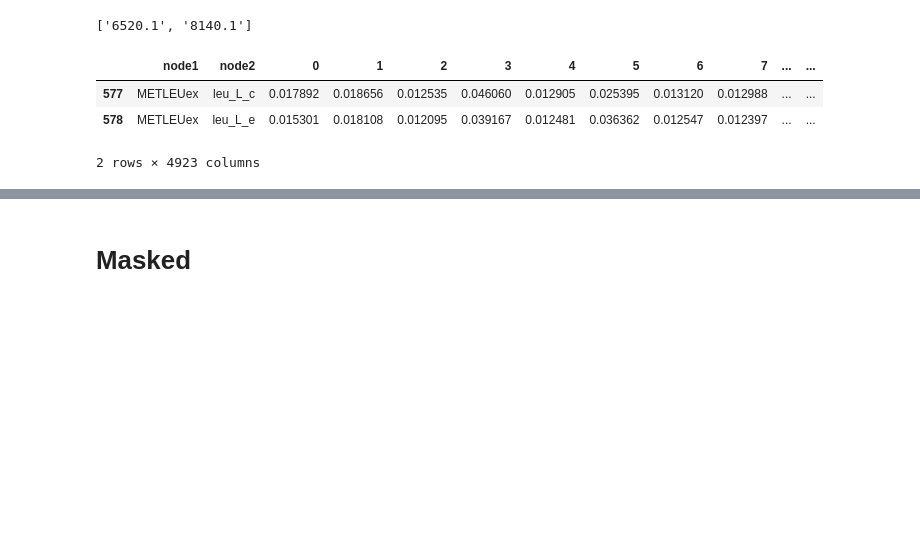
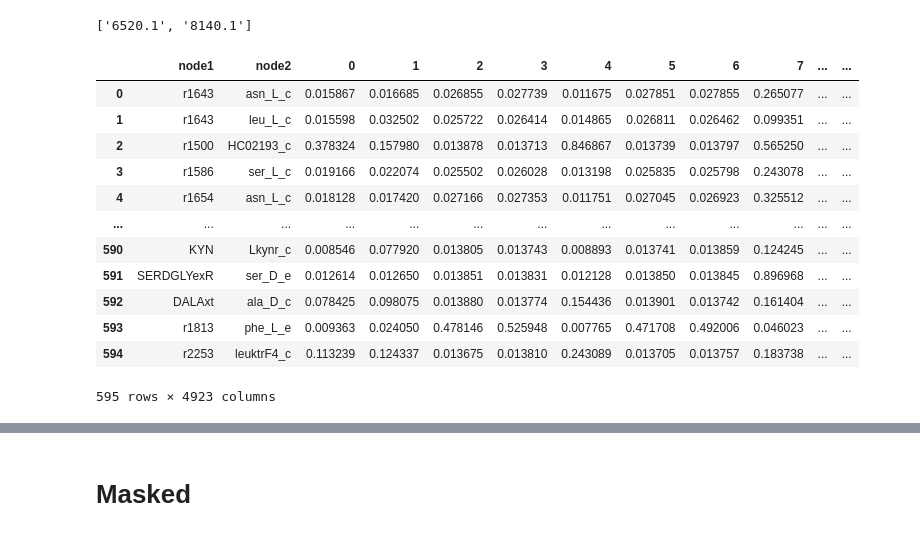
Before and after one commit to DeepenData/Graph_Neural_Networks_and_Phenylketonuria, a Jupyter notebook: src/step05_struct_results_for_R.ipynb, the cells around one changed output, grey strips where cells are left out. Drawn from its saved outputs; the diff is of its cells as text; code cells hidden in the pictures; blank space fills up the shorter version.

```diff
--- a/src/step05_struct_results_for_R.ipynb
+++ b/src/step05_struct_results_for_R.ipynb
@@ -35,15 +39,24 @@ dict_rxn_to_gene["METLEUex"]
 # %% [output]
 ['6520.1', '8140.1']
 # %%
-edges_node_names_explainer_subgraphs = pd.read_csv("./results/data/Non_masked_edges_node_names_explainer_subgraphs.csv").drop("Unnamed: 0",axis=1)
+edges_node_names_explainer_subgraphs = pd.read_csv("./results/data/data_for_R/Non_masked_edges_node_names_explainer_subgraphs.csv").drop("Unnamed: 0",axis=1)
 
 
-edges_node_names_explainer_subgraphs.query("node1 == 'METLEUex'")
+edges_node_names_explainer_subgraphs
 # %% [output]
 |  | node1 | node2 | 0 | 1 | 2 | 3 | 4 | 5 | 6 | 7 | ... | ... |
-| 577 | METLEUex | leu_L_c | 0.017892 | 0.018656 | 0.012535 | 0.046060 | 0.012905 | 0.025395 | 0.013120 | 0.012988 | ... | ... |
-| 578 | METLEUex | leu_L_e | 0.015301 | 0.018108 | 0.012095 | 0.039167 | 0.012481 | 0.036362 | 0.012547 | 0.012397 | ... | ... |
+| 0 | r1643 | asn_L_c | 0.015867 | 0.016685 | 0.026855 | 0.027739 | 0.011675 | 0.027851 | 0.027855 | 0.265077 | ... | ... |
+| 1 | r1643 | leu_L_c | 0.015598 | 0.032502 | 0.025722 | 0.026414 | 0.014865 | 0.026811 | 0.026462 | 0.099351 | ... | ... |
+| 2 | r1500 | HC02193_c | 0.378324 | 0.157980 | 0.013878 | 0.013713 | 0.846867 | 0.013739 | 0.013797 | 0.565250 | ... | ... |
+| 3 | r1586 | ser_L_c | 0.019166 | 0.022074 | 0.025502 | 0.026028 | 0.013198 | 0.025835 | 0.025798 | 0.243078 | ... | ... |
+| 4 | r1654 | asn_L_c | 0.018128 | 0.017420 | 0.027166 | 0.027353 | 0.011751 | 0.027045 | 0.026923 | 0.325512 | ... | ... |
+| ... | ... | ... | ... | ... | ... | ... | ... | ... | ... | ... | ... | ... |
+| 590 | KYN | Lkynr_c | 0.008546 | 0.077920 | 0.013805 | 0.013743 | 0.008893 | 0.013741 | 0.013859 | 0.124245 | ... | ... |
+| 591 | SERDGLYexR | ser_D_e | 0.012614 | 0.012650 | 0.013851 | 0.013831 | 0.012128 | 0.013850 | 0.013845 | 0.896968 | ... | ... |
+| 592 | DALAxt | ala_D_c | 0.078425 | 0.098075 | 0.013880 | 0.013774 | 0.154436 | 0.013901 | 0.013742 | 0.161404 | ... | ... |
+| 593 | r1813 | phe_L_e | 0.009363 | 0.024050 | 0.478146 | 0.525948 | 0.007765 | 0.471708 | 0.492006 | 0.046023 | ... | ... |
+| 594 | r2253 | leuktrF4_c | 0.113239 | 0.124337 | 0.013675 | 0.013810 | 0.243089 | 0.013705 | 0.013757 | 0.183738 | ... | ... |
-2 rows × 4923 columns
+595 rows × 4923 columns
 # %%
 
 ray.shutdown()
```
Also changed, not shown: parts of 4 cells of this notebook, 14 other files.
